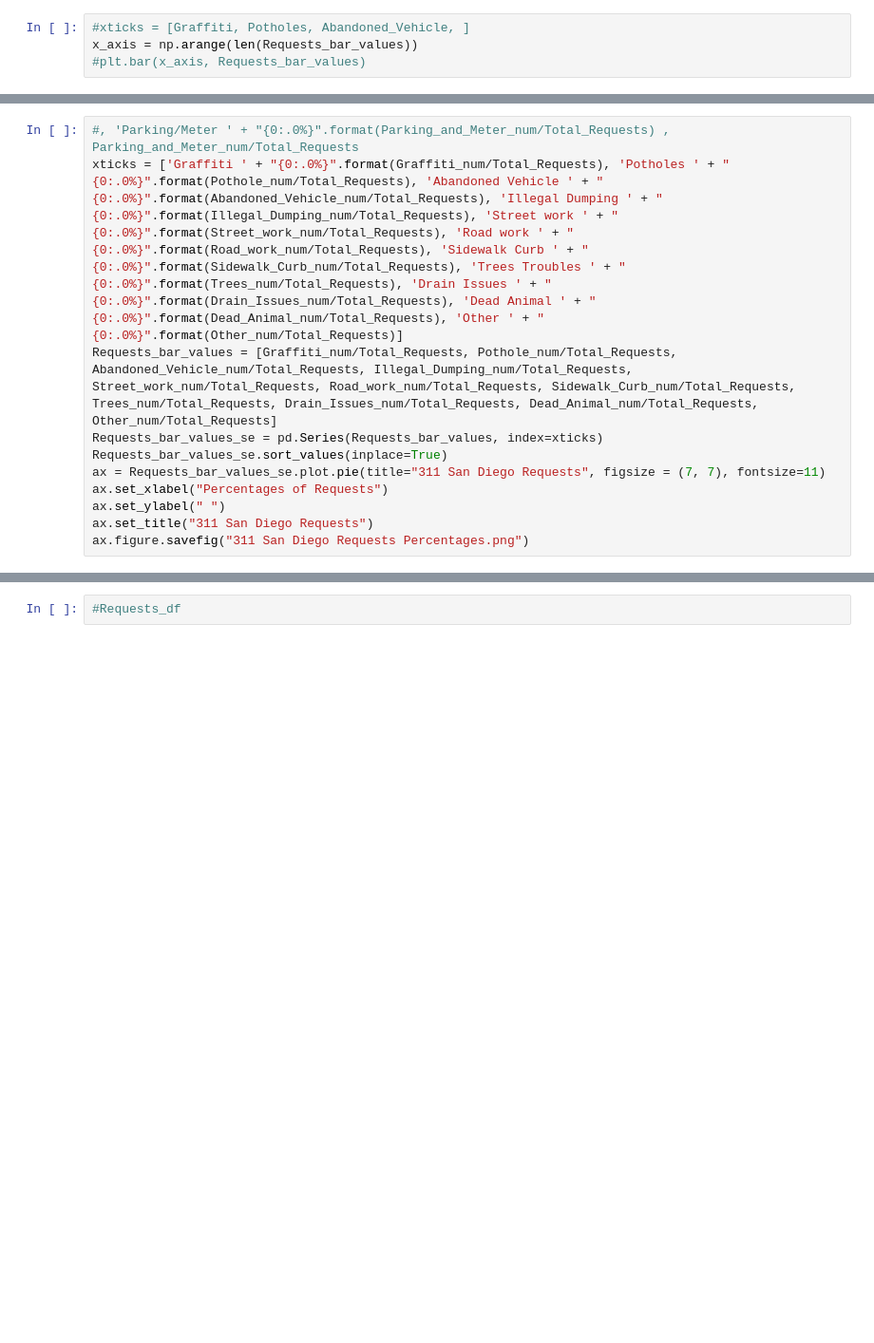
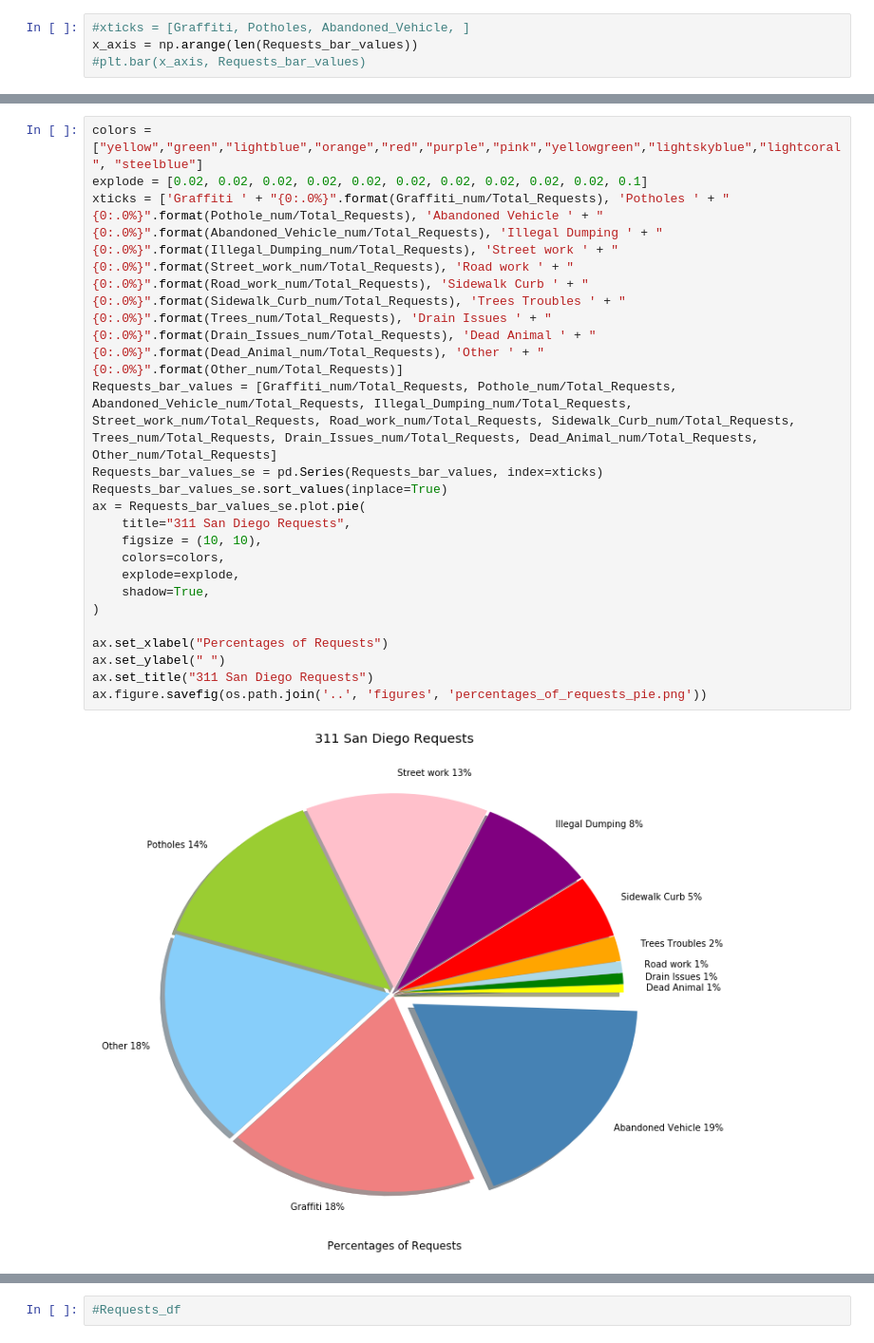
Before and after one commit to farhadOmidvar/311-San-Diego, a Jupyter notebook: notebooks/Requests_Sources.ipynb, the cells around one changed output, grey strips where cells are left out. Shown at 95% size. Drawn from its saved outputs; the diff is of its cells as text; blank space fills up the shorter version.

```diff
--- a/notebooks/Requests_Sources.ipynb
+++ b/notebooks/Requests_Sources.ipynb
@@ -123,13 +211,23 @@ Total_Requests
 # %%
-#, 'Parking/Meter ' + "{0:.0%}".format(Parking_and_Meter_num/Total_Requests) , Parking_and_Meter_num/Total_Requests
+colors = ["yellow","green","lightblue","orange","red","purple","pink","yellowgreen","lightskyblue","lightcoral", "steelblue"]
+explode = [0.02, 0.02, 0.02, 0.02, 0.02, 0.02, 0.02, 0.02, 0.02, 0.02, 0.1]
 xticks = ['Graffiti ' + "{0:.0%}".format(Graffiti_num/Total_Requests), 'Potholes ' + "{0:.0%}".format(Pothole_num/Total_Requests), 'Abandoned Vehicle ' + "{0:.0%}".format(Abandoned_Vehicle_num/Total_Requests), 'Illegal Dumping ' + "{0:.0%}".format(Illegal_Dumping_num/Total_Requests), 'Street work ' + "{0:.0%}".format(Street_work_num/Total_Requests), 'Road work ' + "{0:.0%}".format(Road_work_num/Total_Requests), 'Sidewalk Curb ' + "{0:.0%}".format(Sidewalk_Curb_num/Total_Requests), 'Trees Troubles ' + "{0:.0%}".format(Trees_num/Total_Requests), 'Drain Issues ' + "{0:.0%}".format(Drain_Issues_num/Total_Requests), 'Dead Animal ' + "{0:.0%}".format(Dead_Animal_num/Total_Requests), 'Other ' + "{0:.0%}".format(Other_num/Total_Requests)]
 Requests_bar_values = [Graffiti_num/Total_Requests, Pothole_num/Total_Requests, Abandoned_Vehicle_num/Total_Requests, Illegal_Dumping_num/Total_Requests, Street_work_num/Total_Requests, Road_work_num/Total_Requests, Sidewalk_Curb_num/Total_Requests, Trees_num/Total_Requests, Drain_Issues_num/Total_Requests, Dead_Animal_num/Total_Requests, Other_num/Total_Requests]
 Requests_bar_values_se = pd.Series(Requests_bar_values, index=xticks)
 Requests_bar_values_se.sort_values(inplace=True)
-ax = Requests_bar_values_se.plot.pie(title="311 San Diego Requests", figsize = (7, 7), fontsize=11)
+ax = Requests_bar_values_se.plot.pie(
+    title="311 San Diego Requests",
+    figsize = (10, 10),
+    colors=colors,
+    explode=explode,
+    shadow=True,
+)
+
 ax.set_xlabel("Percentages of Requests")
 ax.set_ylabel(" ")
 ax.set_title("311 San Diego Requests")
-ax.figure.savefig("311 San Diego Requests Percentages.png")
+ax.figure.savefig(os.path.join('..', 'figures', 'percentages_of_requests_pie.png'))
+# %% [output]
+[figure, added]
 # %%
 Requests_df["source"].describe()
```
Also changed, not shown: parts of 32 cells of this notebook, 12 other files.
